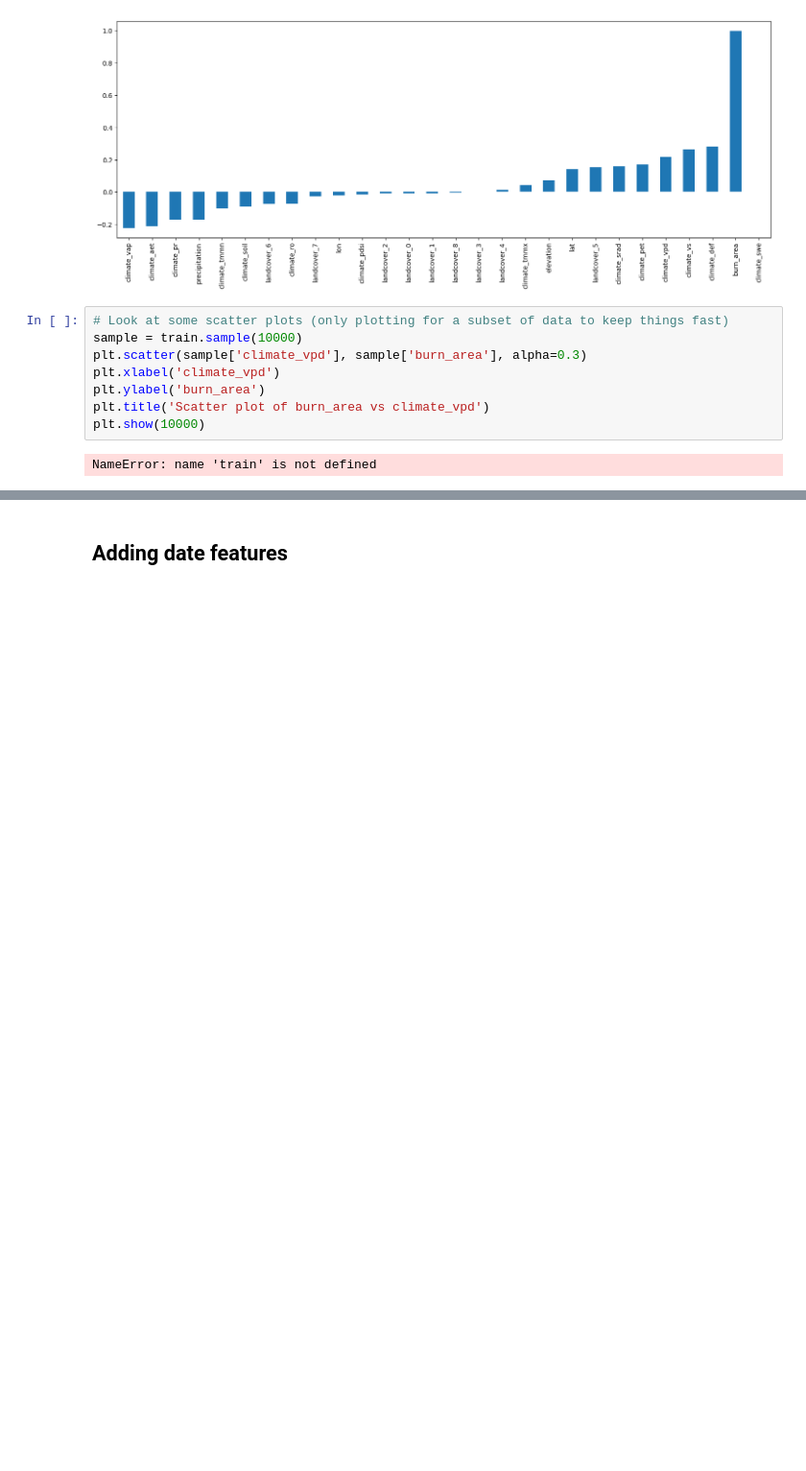
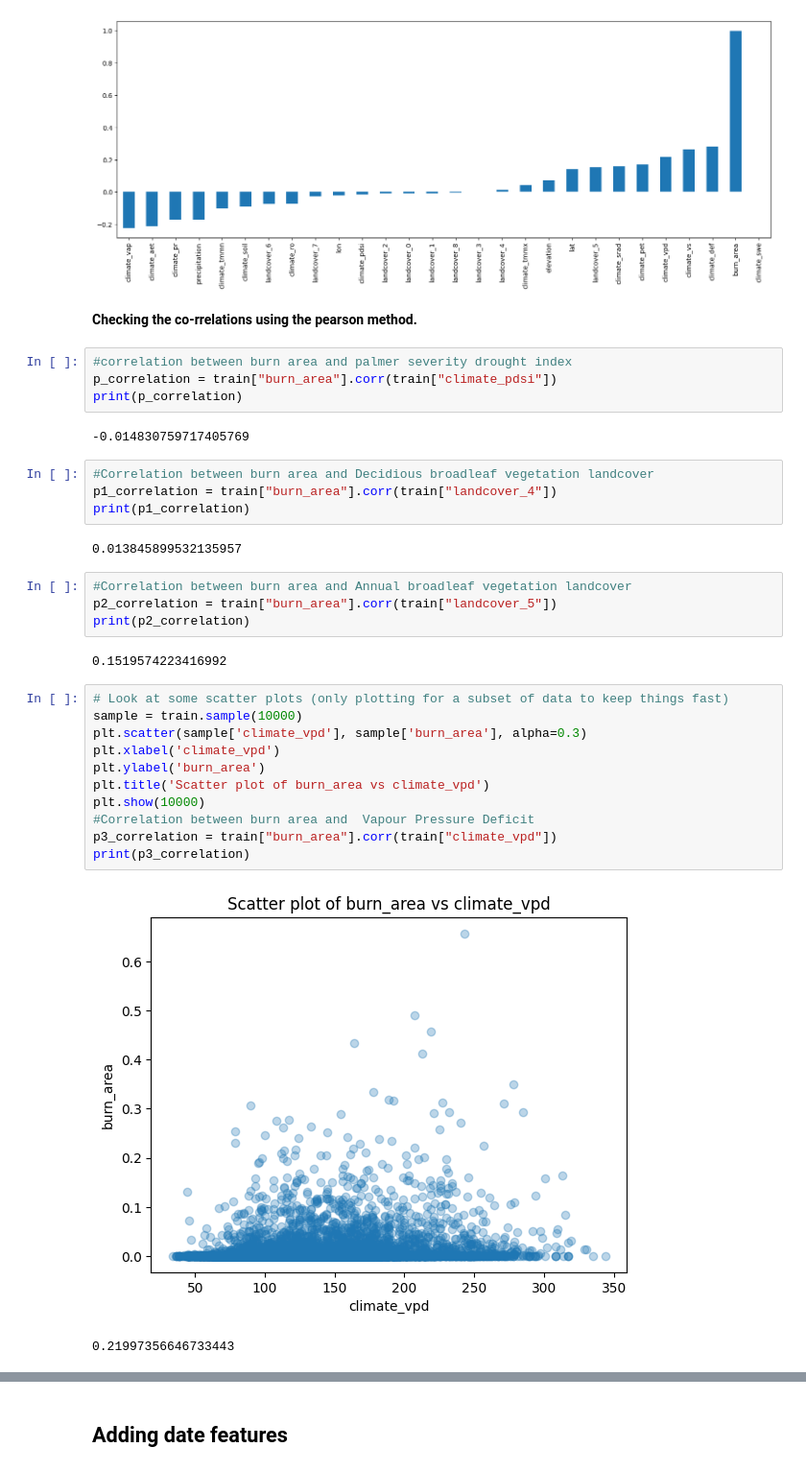
Before and after one commit to Kirbit04/Fighting-Forest-Fires, a Jupyter notebook: Fighting_Fire_with_Data_Starter_Notebook.ipynb, the cells around one changed output, grey strips where cells are left out. Shown: that part at 96% size. Drawn from its saved outputs; the diff is of its cells as text; blank space fills up the shorter version.

```diff
--- a/Fighting_Fire_with_Data_Starter_Notebook.ipynb
+++ b/Fighting_Fire_with_Data_Starter_Notebook.ipynb
@@ -88,13 +88,37 @@ train.select_dtypes(include=['number']).corr()['burn_area'].sort_values().plot(k
 # %% [output]
 <Axes: >
 [figure]
+# %% [markdown]
+**Checking the co-rrelations using the pearson method.**
+# %%
+#correlation between burn area and palmer severity drought index
+p_correlation = train["burn_area"].corr(train["climate_pdsi"])
+print(p_correlation)
+# %% [output]
+-0.014830759717405769
+# %%
+#Correlation between burn area and Decidious broadleaf vegetation landcover
+p1_correlation = train["burn_area"].corr(train["landcover_4"])
+print(p1_correlation)
+# %% [output]
+0.013845899532135957
+# %%
+#Correlation between burn area and Annual broadleaf vegetation landcover
+p2_correlation = train["burn_area"].corr(train["landcover_5"])
+print(p2_correlation)
+# %% [output]
+0.1519574223416992
 # %%
 # Look at some scatter plots (only plotting for a subset of data to keep things fast)
 sample = train.sample(10000)
 plt.scatter(sample['climate_vpd'], sample['burn_area'], alpha=0.3)
 plt.xlabel('climate_vpd')
 plt.ylabel('burn_area')
 plt.title('Scatter plot of burn_area vs climate_vpd')
 plt.show(10000)
+#Correlation between burn area and  Vapour Pressure Deficit
+p3_correlation = train["burn_area"].corr(train["climate_vpd"])
+print(p3_correlation)
 # %% [output]
+[figure, added]
-NameError: name 'train' is not defined
+0.21997356646733443
```
Also changed, not shown: parts of 12 cells of this notebook.
